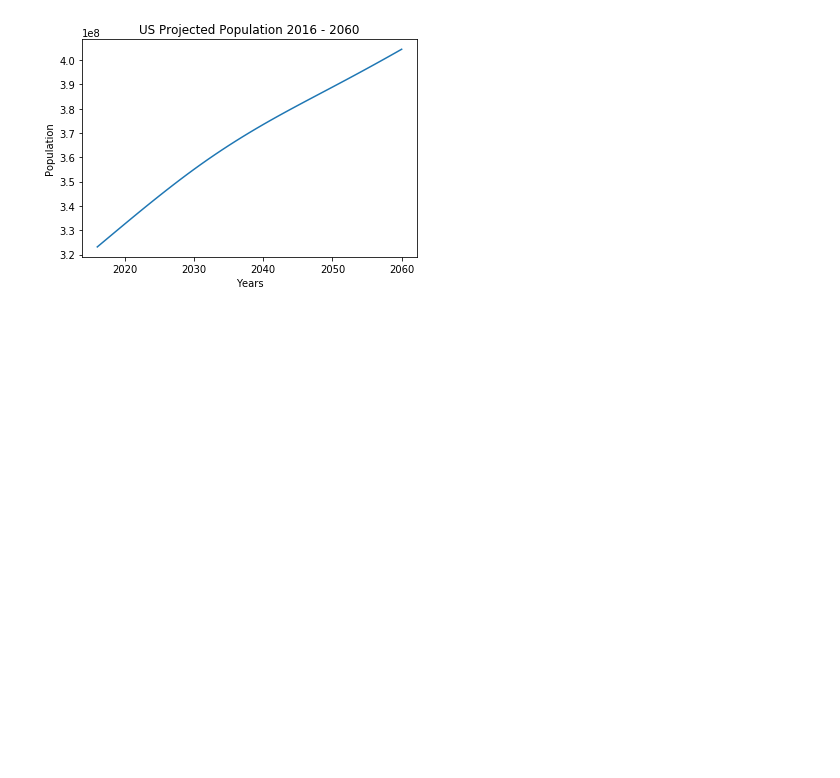
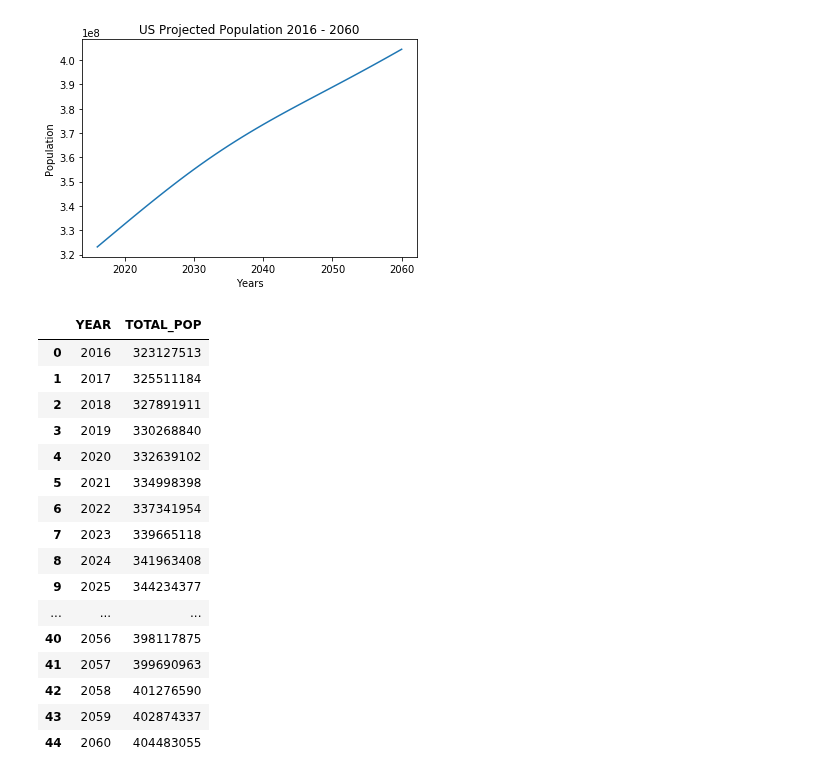
Before and after one commit to plowden/project-1-group-6, a Jupyter notebook: Total Population.ipynb, the cells around one changed output. Cells and saved outputs as stored; diff of their text form; code cells hidden in the pictures; blank space fills up the shorter version.

```diff
--- a/Total Population.ipynb
+++ b/Total Population.ipynb
@@ -57,0 +56,25 @@ Text(0, 0.5, 'Population')
+# %%
+# calculate growth
+growth_df = pop_df.copy()
+growth_df = growth_df.loc[(growth_df['SEX'] == 0) & (pop_df['ORIGIN'] == 0) & (pop_df['RACE'] == 0), :]
+growth_df = pop_df.iloc[:, 3:5]
+
+growth_df
+# %% [output]
+|  | YEAR | TOTAL_POP |
+| 0 | 2016 | 323127513 |
+| 1 | 2017 | 325511184 |
+| 2 | 2018 | 327891911 |
+| 3 | 2019 | 330268840 |
+| 4 | 2020 | 332639102 |
+| 5 | 2021 | 334998398 |
+| 6 | 2022 | 337341954 |
+| 7 | 2023 | 339665118 |
+| 8 | 2024 | 341963408 |
+| 9 | 2025 | 344234377 |
+| ... | ... | ... |
+| 40 | 2056 | 398117875 |
+| 41 | 2057 | 399690963 |
+| 42 | 2058 | 401276590 |
+| 43 | 2059 | 402874337 |
+| 44 | 2060 | 404483055 |
```
Also changed, not shown: parts of 4 cells of this notebook, 3 other files.
